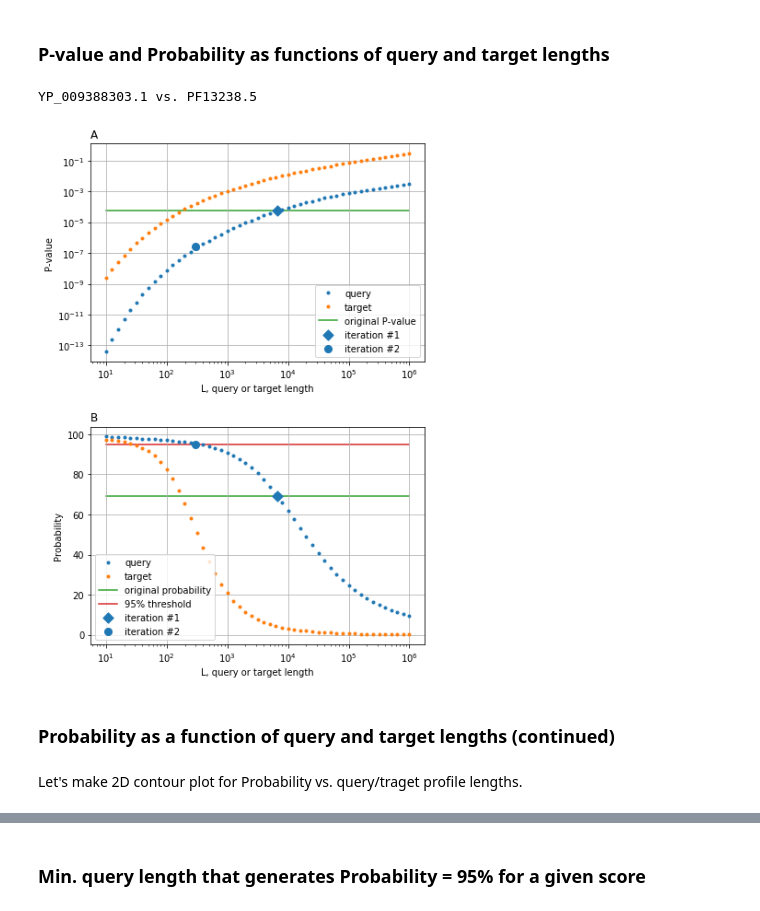
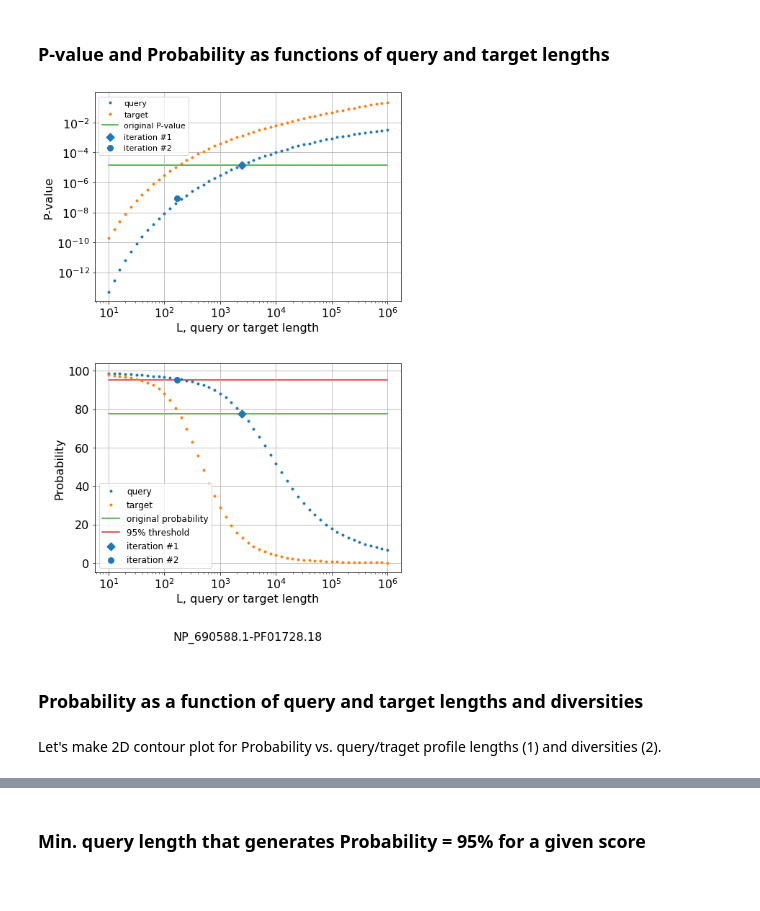
Before and after one commit to Gorbalenya-Lab/hh-suite-notebooks, a Jupyter notebook: test_score.ipynb, the cells around one changed output, grey strips where cells are left out. Saved outputs shown, nothing was run; the diff lists cells and outputs as text; code cells hidden in the pictures.

Commit message:
test_score.ipynb - join two contour plots
Adjusted font size and plot margins.

```diff
--- a/test_score.ipynb
+++ b/test_score.ipynb
@@ -164,14 +164,19 @@ Hit(score=39.3617821, score_ss=-0.0733758, q_Neff=1.0, t_Neff=11.7, q_L=(1348-11
 
 csv_file = ""
 # 2019 test cases:
-csv_file = "NP_690588.1-PF01728.18-15Aug2019.csv"
+csv_file = "NP_690588.1-PF01728.18-15Aug2019.csv" # initially was the main example but now it is not in the paper
 # four more cases with query length decrease for more than 30 times:
+# Case #3:
 # csv_file = "YP_004070193.2-PF14519.5-15Aug2019.csv"
 # csv_file = "YP_009126871.1-PF01003.18-15Aug2019.csv"
 # csv_file = "YP_009322132.1-PF01543.16-15Aug2019.csv"
+# Case #1:
 # csv_file = "YP_009179227.1-PF08301.12-15Aug2019.csv" # the highest probability gain
 # and also one case with gain >25% but length decrease about 22x times:
+# Case #2:
 # csv_file = "YP_009388303.1-PF13238.5-15Aug2019.csv"
+
+pair_name = csv_file.replace('.csv', '').replace('-15Aug2019', '')
 
 if csv_file != '':
     f = open('input/' + csv_file)
@@ -259,8 +264,15 @@ def getProbabTLen(t_len):
     CalculatePvalues(h)
     return h.Probab
 # %%
+font = {'family' : 'DejaVu Sans',
+        'weight' : 'normal',
+        'size'   : 16,
+       }
+
+matplotlib.rc('font', **font)
+
 fig, (ax1, ax2) = plt.subplots(2, 1, sharex=True)
-fig.set_size_inches(6.5,10)
+fig.set_size_inches(7,11)
 
 QPval = X.copy()
 testLengths(QPval, getEvalueQLen)
@@ -284,47 +296,46 @@ for (i, h) in enumerate(hits):
         CalculatePvalues(h)
     ax1.scatter([h.q_L], [h.Pval], zorder=4, label=h.comment, marker=markers[i], c=color, s=64)
 
 
 ax1.set_ylabel('P-value');
-ax1.legend()
+ax1.legend(prop={'size': 11})
 ax1.grid(True)
-ax1.set_title('A', weight=550, size=12, loc='left')
+# ax1.set_title('A', weight=800, size=16, loc='left')
 ax1.set_xlabel('L, query or target length')
 ax1.xaxis.set_tick_params(which='both', labelbottom=True)
 
 QPval = X.copy()
 testLengths(QPval, getProbabQLen)
 
 TPval = X.copy()
 testLengths(TPval, getProbabTLen)
 
 color = next(ax2._get_lines.prop_cycler)['color']
 # print('color:', color)
 ax2.semilogx(X, QPval, marker='o', markersize=3, linestyle='', label='query', c=color)
 ax2.semilogx(X, TPval, marker='o', markersize=3, linestyle='', label='target')
 ax2.plot(X, [hits[0].Probab] * len(X), '-', zorder=0, label='original probability')
 ax2.plot(X, [95] * len(X), '-', zorder=0, label='95% threshold')
 
 for (i, h) in enumerate(hits):
     ax2.scatter([h.q_L], [h.Probab], zorder=4, label=h.comment, marker=markers[i], c=color, s=64)
 
 ax2.set_ylabel('Probability');
-ax2.legend()
+ax2.legend(prop={'size': 12})
 ax2.grid(True)
-ax2.set_title('B', weight=550, size=12, loc='left')
-ax2.set_xlabel('L, query or target length')
+# ax2.set_title('B', weight=800, size=16, loc='left')
+ax2.set_xlabel('L, query or target length\n\n\n' + pair_name)
 
-plt.subplots_adjust(hspace=0.3)
-pdffile = 'output/{}-{}-N1-15Aug2019.pdf'.format(hits[0].query, hits[0].target)
+plt.subplots_adjust(hspace=0.3, right=.99, left=0.145, top=0.99, bottom=0.15)
+pdffile = 'output/{}-{}-Figure-6.pdf'.format(hits[0].query, hits[0].target)
 plt.savefig(pdffile, format='PDF')
-print(hits[0].query, 'vs.', hits[0].target)
+# print(hits[0].query, 'vs.', hits[0].target)
 # %% [output]
-YP_009388303.1 vs. PF13238.5
-[figure, old version]
+[figure, new version]
 # %% [markdown]
-### Probability as a function of query and target lengths (continued)
+### Probability as a function of query and target lengths and diversities
 # %% [markdown]
-Let's make 2D contour plot for Probability vs. query/traget profile lengths.
+Let's make 2D contour plot for Probability vs. query/traget profile lengths (1) and diversities (2).
 # %%
 def getProbabLen(h, q_len, t_len):
     h.q_L = q_len
```
Also changed, not shown: parts of 7 cells of this notebook, 18 other files.
